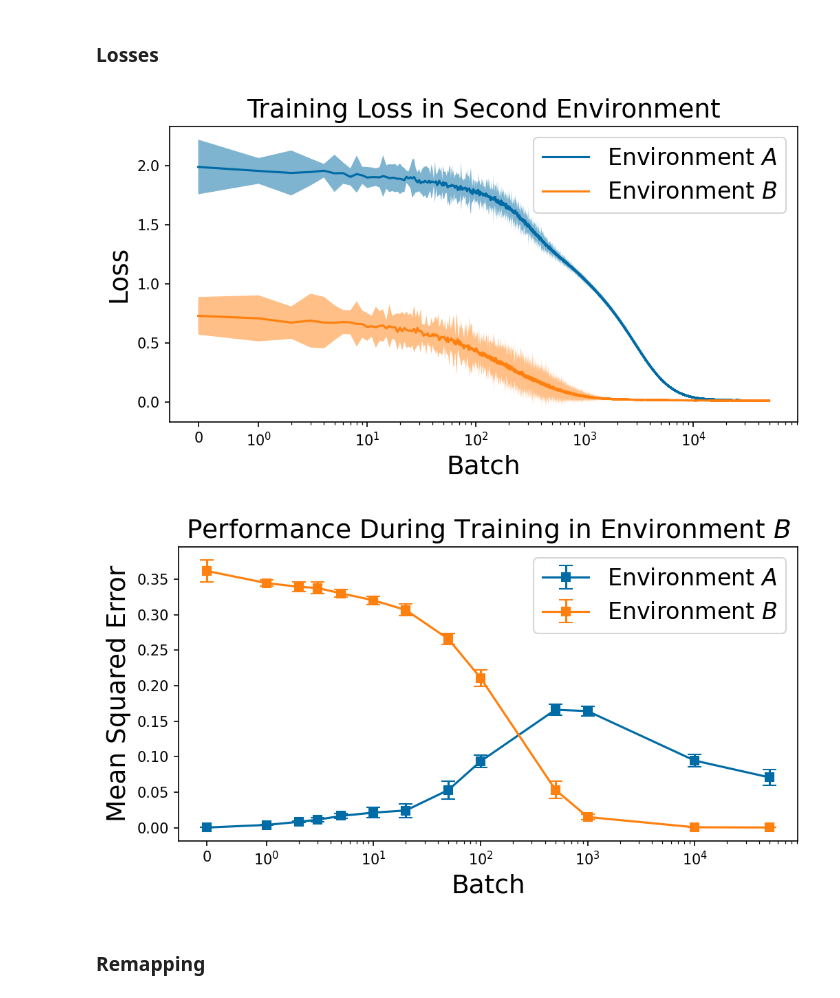
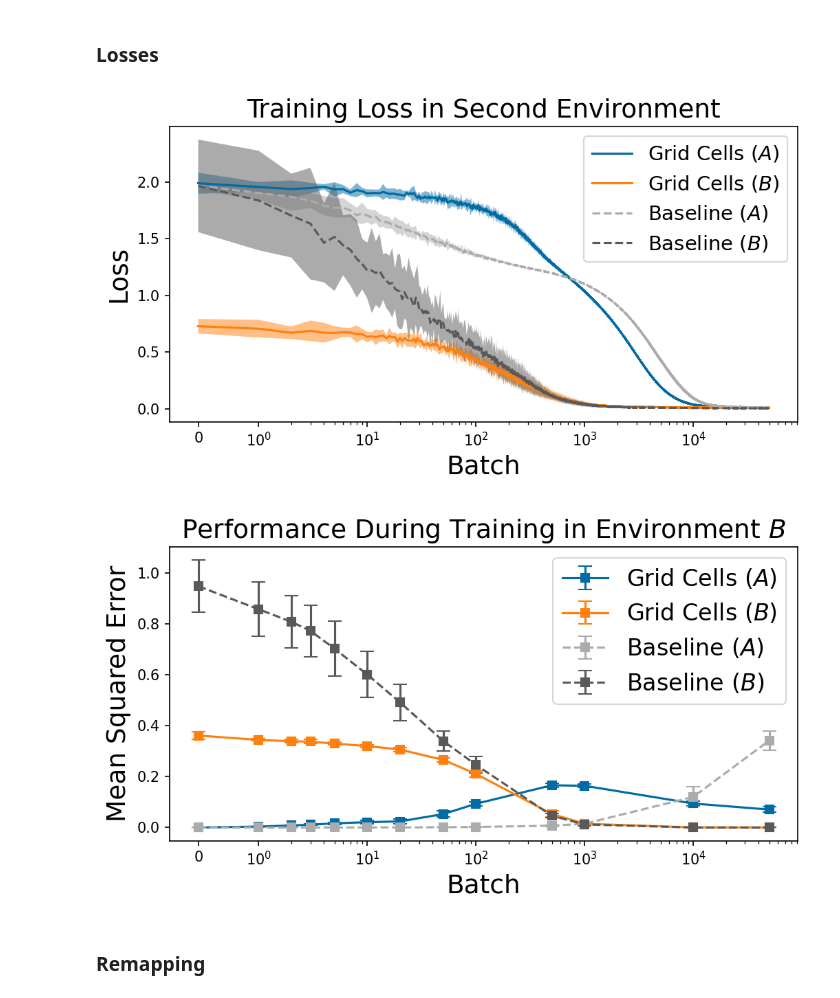
Before and after one commit to ChackMociute/Master-Thesis, a Jupyter notebook: analysis/comparison.ipynb, the cells around one changed output. Cells and saved outputs as stored; diff of their text form; code cells hidden in the pictures.

Commit message:
Updated comparison plots with baseline

```diff
--- a/analysis/comparison.ipynb
+++ b/analysis/comparison.ipynb
@@ -21,40 +21,42 @@ from gc import collect
 data_path = "../data"
 save_path = "../figs"
 # %%
-a2f = Analysis2Fits(data_path, '2fits')
+a2fs = [Analysis2Fits(data_path, '2fits'), Analysis2Fits(data_path, 'fake_cells')]
 # %% [markdown]
 ### Losses
 # %%
-losses = a2f.get_pos_losses()
+losses = [a2f.get_pos_losses() for a2f in a2fs]
 # %%
 plt.figure(figsize=(7, 4), dpi=150)
 
 i = 50000
-for j, env in enumerate(['A', 'B']):
-    mean, std = losses.mean(1)[j, :i], losses.std(1)[j, :i] * 5
-    plt.plot(mean, label=f'Environment ${env}$')
-    plt.fill_between(range(i), mean + std, mean - std, alpha=0.5)
+for loss, label, f in zip(losses, ['Grid Cells', 'Baseline'], ['-', '--']):
+    for j, env in enumerate(['A', 'B']):
+        mean, std = loss.mean(1)[j, :i], loss.std(1)[j, :i] * 2
+        plt.plot(mean, f, label=f'{label} (${env}$)')
+        plt.fill_between(range(i), mean + std, mean - std, alpha=0.5)
 
 plt.xscale('symlog', linthresh=1, subs=range(2, 10), linscale=0.5)
-plt.legend(fontsize=16)
+plt.legend(fontsize=14)
 plt.xlabel('Batch', fontsize=18)
 plt.ylabel('Loss', fontsize=18)
 plt.title("Training Loss in Second Environment", fontsize=18)
 
 plt.tight_layout()
 plt.savefig(os.path.join(save_path, 'loss_env2.png'))
 plt.show()
 # %% [output]
-[figure, old version]
+[figure, new version]
 # %%
 plt.figure(figsize=(7, 4), dpi=150)
 
-cis = a2f.evals.std(0) * norm.ppf(0.995) / np.sqrt(a2f.evals.shape[0])
-for mean, ci in zip(a2f.evals.mean(0)[::-1], cis[::-1]):
-    plt.errorbar(ENV2_EVAL_BATCHES, mean, yerr=ci, capsize=5, fmt='s-')
+for a2f, f in zip(a2fs, ['s-', 's--']):
+    cis = a2f.evals.std(0) * norm.ppf(0.995) / np.sqrt(a2f.evals.shape[0])
+    for mean, ci in zip(a2f.evals.mean(0)[::-1], cis[::-1]):
+        plt.errorbar(ENV2_EVAL_BATCHES, mean, yerr=ci, capsize=5, fmt=f)
+
 plt.xscale('symlog', linthresh=1, subs=range(2, 10), linscale=0.5)
-
-plt.legend(["Environment $A$", "Environment $B$"], fontsize=16)
+plt.legend(["Grid Cells ($A$)", "Grid Cells ($B$)", "Baseline ($A$)", "Baseline ($B$)"], fontsize=16)
 plt.xlabel('Batch', fontsize=18)
 plt.ylabel('Mean Squared Error', fontsize=18)
 plt.title("Performance During Training in Environment $B$", fontsize=18)
@@ -63,7 +65,7 @@ plt.tight_layout()
 plt.savefig(os.path.join(save_path, 'validation_env2.png'))
 plt.show()
 # %% [output]
-[figure, old version]
+[figure, new version]
 # %% [markdown]
 ### Remapping
 # %%
```
Also changed, not shown: 2 other files.
